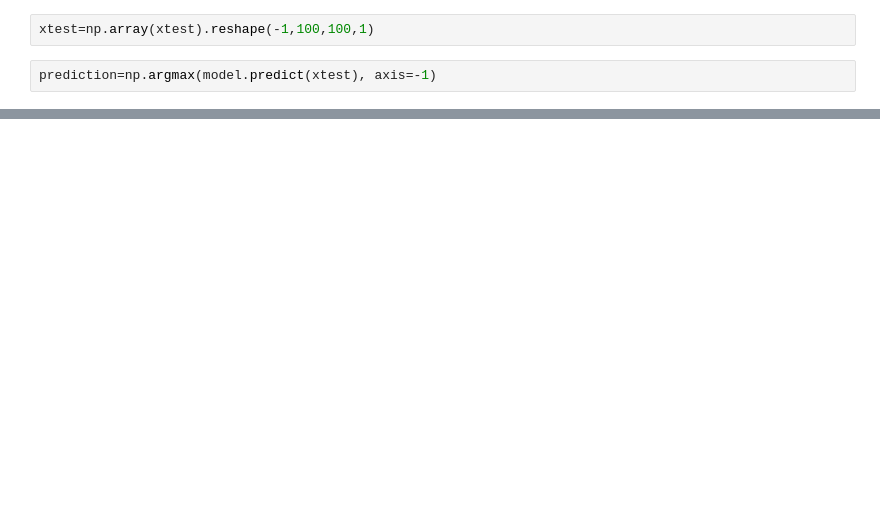
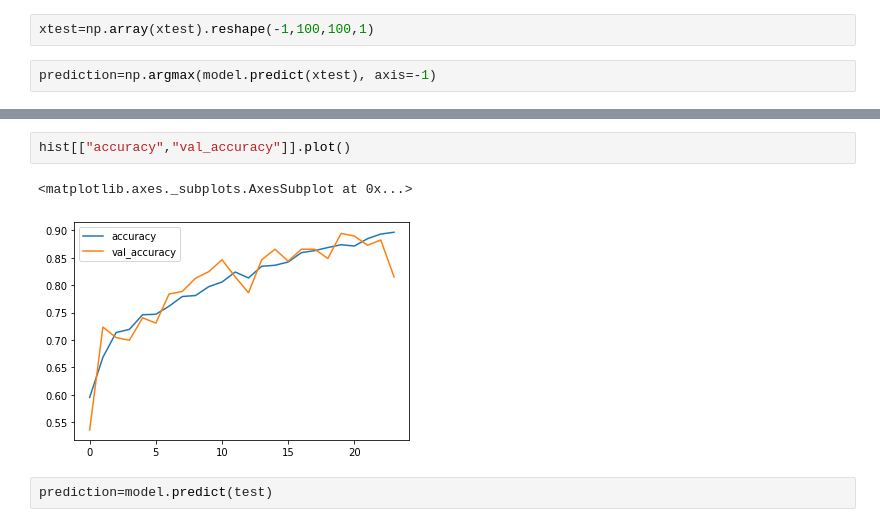
Before and after one commit to MahyarFardin/Neural-Networks, a Jupyter notebook: CNN/Brain_Tumor_Detection/Brain_Tumor.ipynb, the cells around one changed output, grey strips where cells are left out. Saved outputs shown, nothing was run; the diff lists cells and outputs as text; blank space fills up the shorter version.

```diff
--- a/CNN/Brain_Tumor_Detection/Brain_Tumor.ipynb
+++ b/CNN/Brain_Tumor_Detection/Brain_Tumor.ipynb
@@ -207,0 +316,7 @@ print(confusion_matrix(prediction,ytest))
+# %%
+hist[["accuracy","val_accuracy"]].plot()
+# %% [output]
+<matplotlib.axes._subplots.AxesSubplot at 0x...>
+[figure, added]
+# %%
+prediction=model.predict(test)
```
Also changed, not shown: parts of 30 cells of this notebook.
